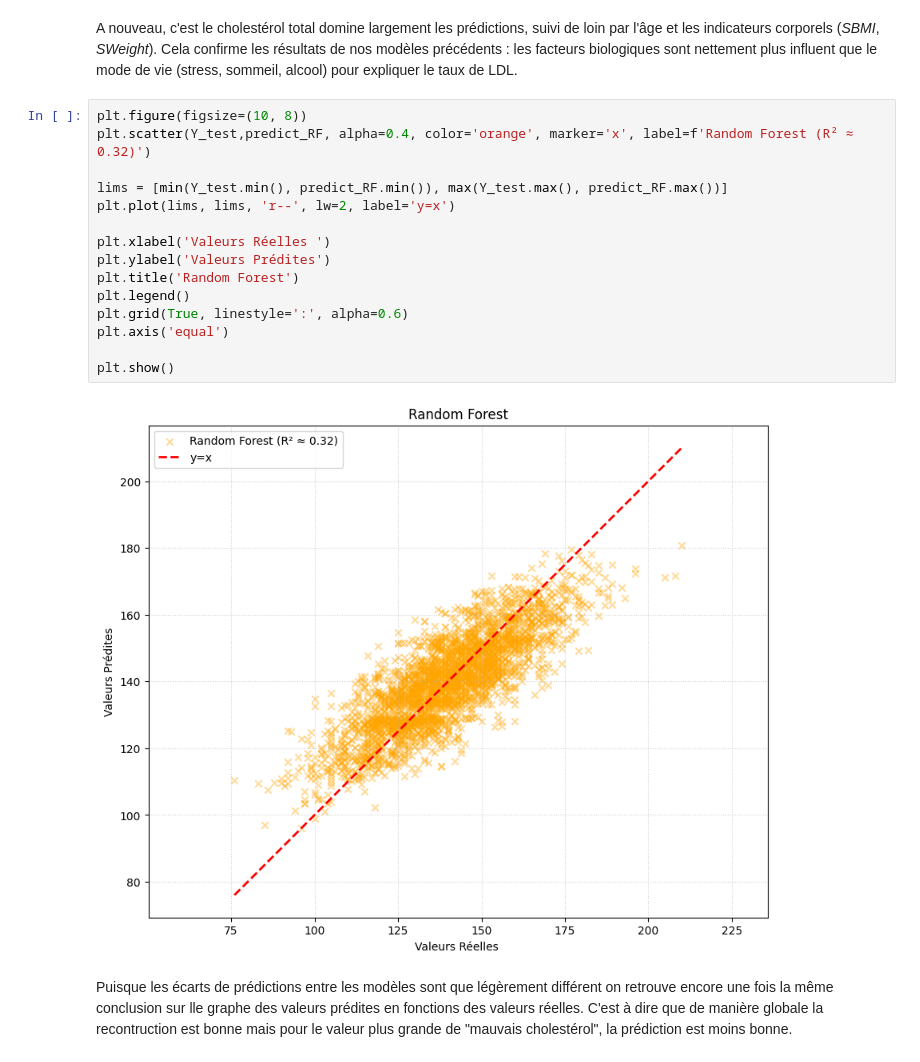
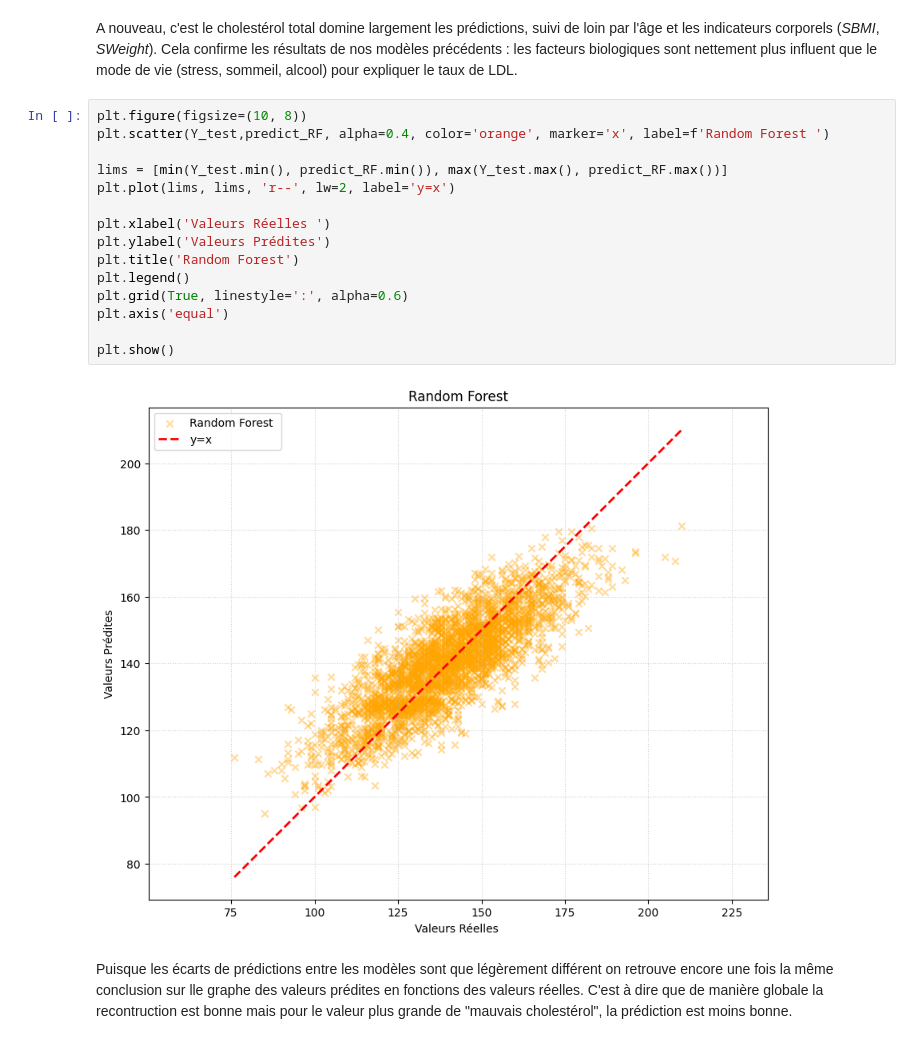
Before and after one commit to Eliott67/Projet_ML, a Jupyter notebook: notebook_Python_final.ipynb, the cells around one changed output. Saved outputs shown, nothing was run; the diff lists cells and outputs as text.

```diff
--- a/notebook_Python_final.ipynb
+++ b/notebook_Python_final.ipynb
@@ -419,21 +420,21 @@ plt.show()
 A nouveau, c'est le cholestérol total domine largement les prédictions, suivi de loin par l'âge et les indicateurs corporels (*SBMI*, *SWeight*). Cela confirme les résultats de nos modèles précédents : les facteurs biologiques sont nettement plus influent que le mode de vie (stress, sommeil, alcool) pour expliquer le taux de LDL.
 # %%
 plt.figure(figsize=(10, 8))
-plt.scatter(Y_test,predict_RF, alpha=0.4, color='orange', marker='x', label=f'Random Forest (R² ≈ 0.32)')
+plt.scatter(Y_test,predict_RF, alpha=0.4, color='orange', marker='x', label=f'Random Forest ')
 
 lims = [min(Y_test.min(), predict_RF.min()), max(Y_test.max(), predict_RF.max())]
 plt.plot(lims, lims, 'r--', lw=2, label='y=x')
 
 plt.xlabel('Valeurs Réelles ')
 plt.ylabel('Valeurs Prédites')
 plt.title('Random Forest')
 plt.legend()
 plt.grid(True, linestyle=':', alpha=0.6)
 plt.axis('equal')
 
 plt.show()
 # %% [output]
-[figure, old version]
+[figure, new version]
 # %% [markdown]
 Puisque les écarts de prédictions entre les modèles sont que légèrement différent on retrouve encore une fois la même conclusion sur lle graphe des valeurs prédites en fonctions des valeurs réelles. C'est à dire que de manière globale la recontruction est bonne mais pour le valeur plus grande de "mauvais cholestérol", la prédiction est moins bonne.
 # %% [markdown]
```
Also changed, not shown: parts of 19 cells of this notebook.
